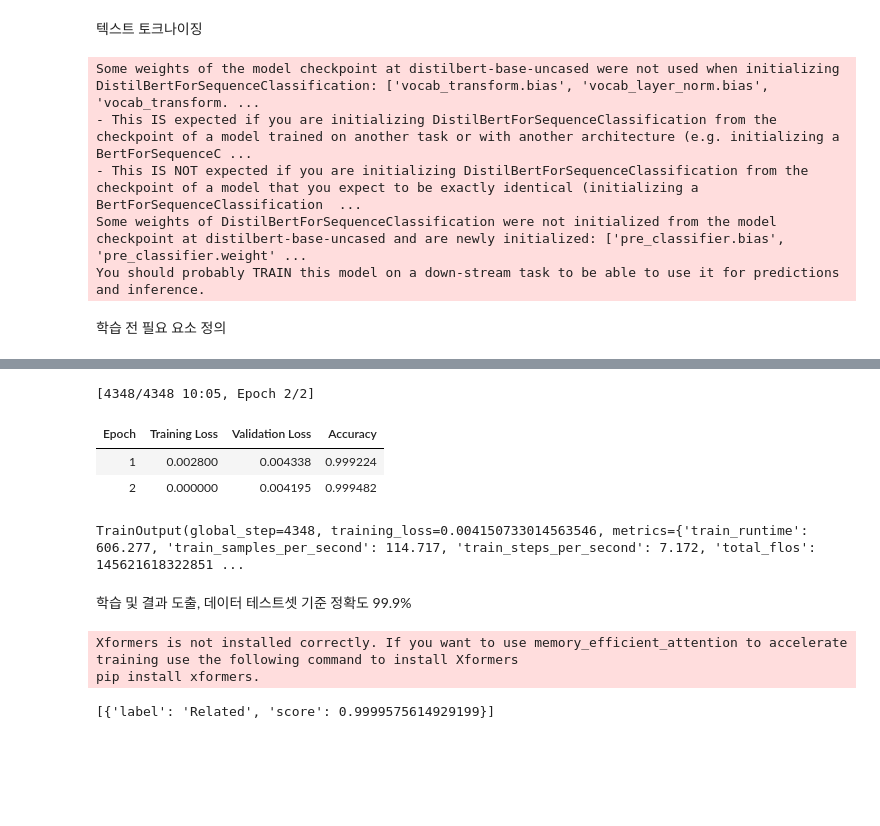
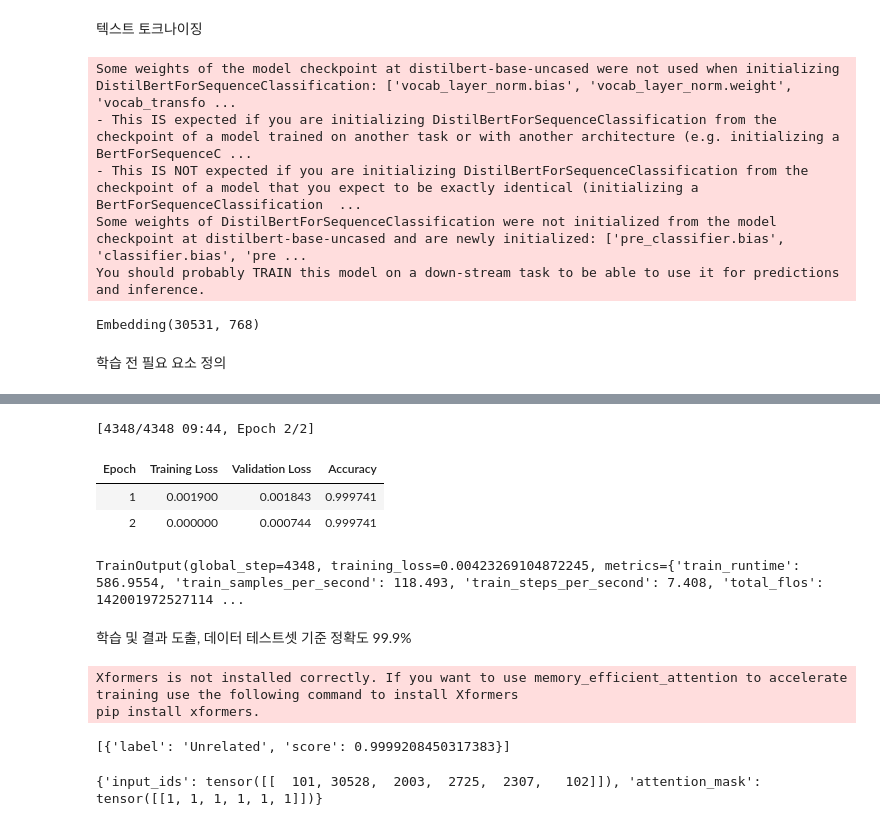
Before and after one commit to Aprilistic/Tesla-related-tweet-influence-anlayzer, a Jupyter notebook: tesla_related_classification/distilbert_finetuned.ipynb, the cells around one changed output, grey strips where cells are left out. Cells and saved outputs as stored; diff of their text form; code cells hidden in the pictures; blank space fills up the shorter version.

```diff
--- a/tesla_related_classification/distilbert_finetuned.ipynb
+++ b/tesla_related_classification/distilbert_finetuned.ipynb
@@ -16,7 +39,7 @@ https://huggingface.co/BLACKBUN/Tesla_related_classification
 # %%
 import json
 
-with open('/content/drive/MyDrive/Colab Notebooks/combined_dict_list.json', 'r') as f:
+with open('/content/drive/MyDrive/combined_dict_list_lc.json', 'r') as f:
 		data = json.load(f)
 
 print(data[:5])
@@ -55,11 +78,13 @@ news_data = DatasetDict({
 # %% [markdown]
 Transformers 이용 위해 데이터 Dataset Class로 변환
 # %%
-from transformers import BertTokenizer
+from transformers import AutoTokenizer
 
-tokenizer = BertTokenizer.from_pretrained("distilbert-base-uncased")
+tokenizer = AutoTokenizer.from_pretrained("distilbert-base-uncased")
 
-new_tokens = ['tesla_model_s', 'tesla_model_3', 'tesla_model_x', 'tesla_model_y',
-              'supercharger', 'cybertruck', 'general motors', 'ford', 'elon', 'musk']
+new_tokens = ['tesla', 'model_s', 'model_3', 'model_x', 'model_y',
+              'supercharger', 'cybertruck', 'general motors', 'gm', 'ford', 'elon', 'musk']
 
-tokenizer.add_tokens(new_tokens)
+new_tokens = set(new_tokens) - set(tokenizer.vocab.keys())
+
+tokenizer.add_tokens(list(new_tokens))
@@ -93,17 +123,20 @@ from transformers import AutoModelForSequenceClassification, TrainingArguments,
 
 model = AutoModelForSequenceClassification.from_pretrained("distilbert-base-uncased", num_labels=2,
                                                            id2label=id2label, label2id=label2id)
+
+model.resize_token_embeddings(len(tokenizer))
 # %% [output]
-Some weights of the model checkpoint at distilbert-base-uncased were not used when initializing DistilBertForSequenceClassification: ['vocab_transform.bias', 'vocab_layer_norm.bias', 'vocab_transform. ...
+Some weights of the model checkpoint at distilbert-base-uncased were not used when initializing DistilBertForSequenceClassification: ['vocab_layer_norm.bias', 'vocab_layer_norm.weight', 'vocab_transfo ...
 - This IS expected if you are initializing DistilBertForSequenceClassification from the checkpoint of a model trained on another task or with another architecture (e.g. initializing a BertForSequenceC ...
 - This IS NOT expected if you are initializing DistilBertForSequenceClassification from the checkpoint of a model that you expect to be exactly identical (initializing a BertForSequenceClassification  ...
-Some weights of DistilBertForSequenceClassification were not initialized from the model checkpoint at distilbert-base-uncased and are newly initialized: ['pre_classifier.bias', 'pre_classifier.weight' ...
+Some weights of DistilBertForSequenceClassification were not initialized from the model checkpoint at distilbert-base-uncased and are newly initialized: ['pre_classifier.bias', 'classifier.bias', 'pre ...
 You should probably TRAIN this model on a down-stream task to be able to use it for predictions and inference.
+Embedding(30531, 768)
 # %% [markdown]
 학습 전 필요 요소 정의
 # %%
 training_args = TrainingArguments(
-    output_dir="Tesla_related_classification",
+    output_dir="tesla-related-unrelated-classification",
     learning_rate=2e-5,
     per_device_train_batch_size=16,
     per_device_eval_batch_size=16,
@@ -132,9 +165,9 @@ WARNING:huggingface_hub.repository:Cloning https://huggingface.co/BLACKBUN/Tesla
 You're using a DistilBertTokenizerFast tokenizer. Please note that with a fast tokenizer, using the `__call__` method is faster than using a method to encode the text followed by a call to the `pad` m ...
-[4348/4348 10:05, Epoch 2/2]
+[4348/4348 09:44, Epoch 2/2]
 | Epoch | Training Loss | Validation Loss | Accuracy |
-| 1 | 0.002800 | 0.004338 | 0.999224 |
-| 2 | 0.000000 | 0.004195 | 0.999482 |
+| 1 | 0.001900 | 0.001843 | 0.999741 |
+| 2 | 0.000000 | 0.000744 | 0.999741 |
-TrainOutput(global_step=4348, training_loss=0.004150733014563546, metrics={'train_runtime': 606.277, 'train_samples_per_second': 114.717, 'train_steps_per_second': 7.172, 'total_flos': 145621618322851 ...
+TrainOutput(global_step=4348, training_loss=0.00423269104872245, metrics={'train_runtime': 586.9554, 'train_samples_per_second': 118.493, 'train_steps_per_second': 7.408, 'total_flos': 142001972527114 ...
 # %% [markdown]
 학습 및 결과 도출, 데이터 테스트셋 기준 정확도 99.9%
 # %%
@@ -142,9 +175,19 @@ text = "Tesla Model S &amp; Model X have hospital-grade HEPA air filters, protec
 # %%
 from transformers import pipeline
 
-classifier = pipeline("sentiment-analysis", model='BLACKBUN/Tesla_related_classification')
-classifier(text)
+classifier = pipeline("sentiment-analysis", model='BLACKBUN/tesla-related-unrelated-classification')
+classifier("model_3 is great")
 # %% [output]
 Xformers is not installed correctly. If you want to use memory_efficient_attention to accelerate training use the following command to install Xformers
 pip install xformers.
-[{'label': 'Related', 'score': 0.9999575614929199}]
+[{'label': 'Unrelated', 'score': 0.9999208450317383}]
+# %%
+from transformers import AutoTokenizer
+
+text = "model_3 is doing great"
+
+inputs = tokenizer(text, return_tensors='pt')
+
+print(inputs)
+# %% [output]
+{'input_ids': tensor([[  101, 30528,  2003,  2725,  2307,   102]]), 'attention_mask': tensor([[1, 1, 1, 1, 1, 1]])}
```
Also changed, not shown: parts of 7 cells of this notebook, 8 other files.
